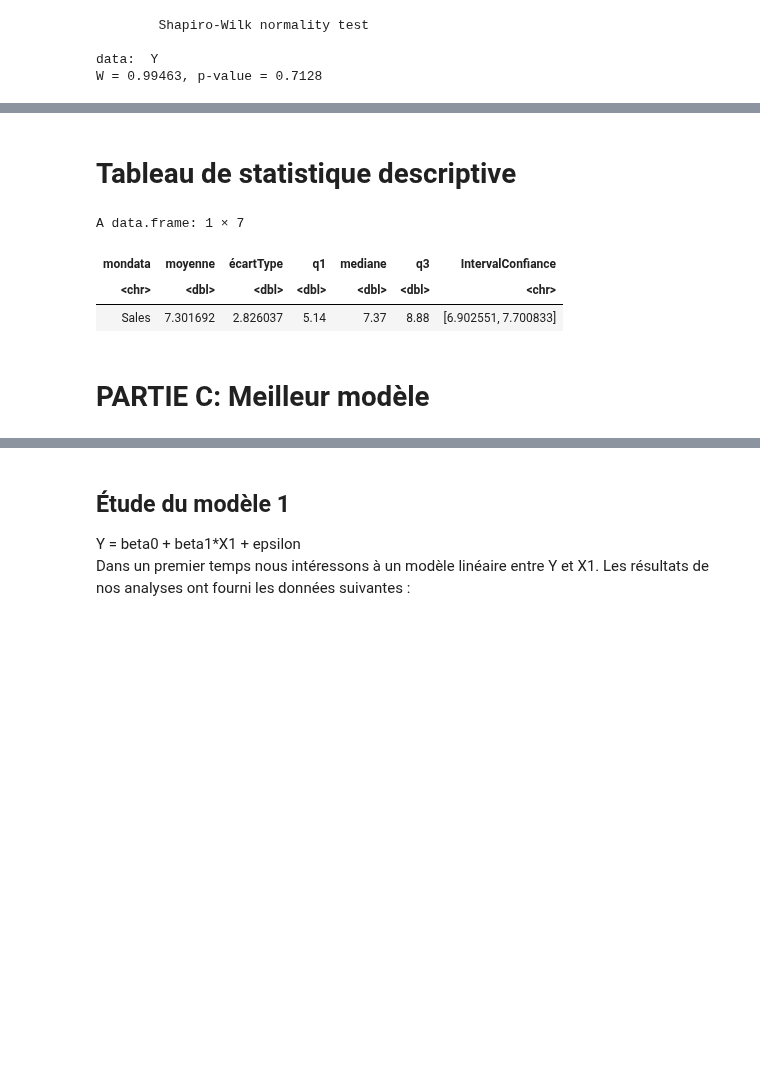
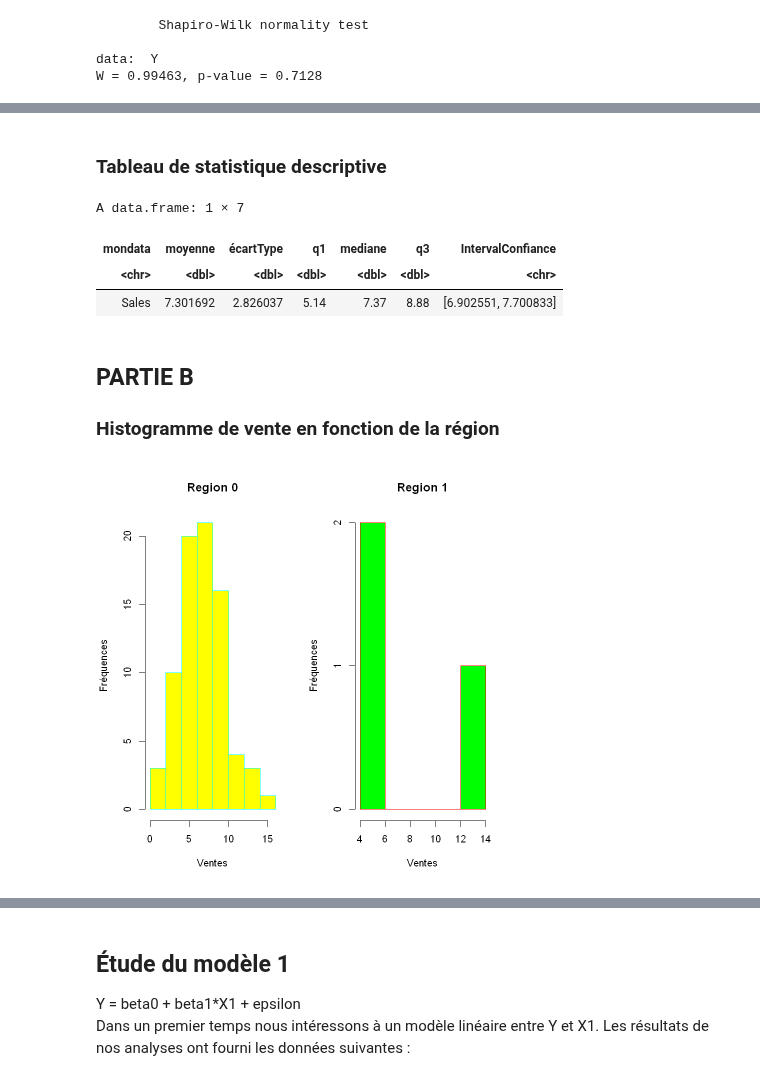
Before and after one commit to loic-hpp/Manage_Data_R, a Jupyter notebook: devoir.ipynb, the cells around one changed output, grey strips where cells are left out. Drawn from its saved outputs; the diff is of its cells as text; code cells hidden in the pictures; blank space fills up the shorter version.

Commit message:
merge partie b en cours

```diff
--- a/devoir.ipynb
+++ b/devoir.ipynb
@@ -73,5 +54,5 @@ Nous pouvons donc dire que nos données sont conformes à une distribution norma
 # %% [markdown]
-# Tableau de statistique descriptive
+### Tableau de statistique descriptive
 # %%
 mesureStatistique = data.frame(mondata=c("Sales"),
                      moyenne=NA, écartType=NA, q1=NA, mediane=NA,
@@ -94,5 +75,14 @@ A data.frame: 1 × 7
 | mondata | moyenne | écartType | q1 | mediane | q3 | IntervalConfiance |
 | <chr> | <dbl> | <dbl> | <dbl> | <dbl> | <dbl> | <chr> |
 | Sales | 7.301692 | 2.826037 | 5.14 | 7.37 | 8.88 | [6.902551, 7.700833] |
-# %% [markdown]
-# PARTIE C: Meilleur modèle
+# %% [markdown]
+## PARTIE B
+### Histogramme de vente en fonction de la région
+# %%
+layout(matrix(1:2,1,2))
+hist(Y[X2=="0"], col="yellow",border="cyan",
+     main=paste("Region 0"),xlab="Ventes",ylab="Fréquences")
+hist(Y[X2=="1"], col="green",border="red",
+     main=paste("Region 1"),xlab="Ventes",ylab="Fréquences")
+# %% [output]
+[figure, added]
```
Also changed, not shown: parts of 13 cells of this notebook.
